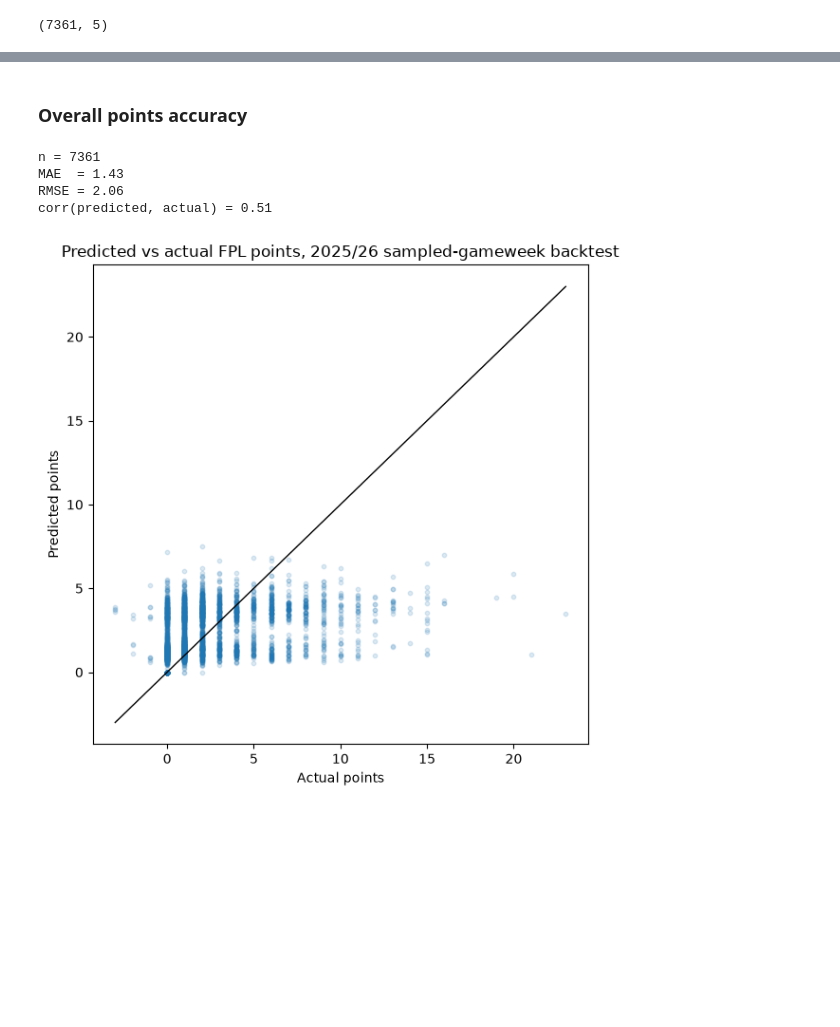
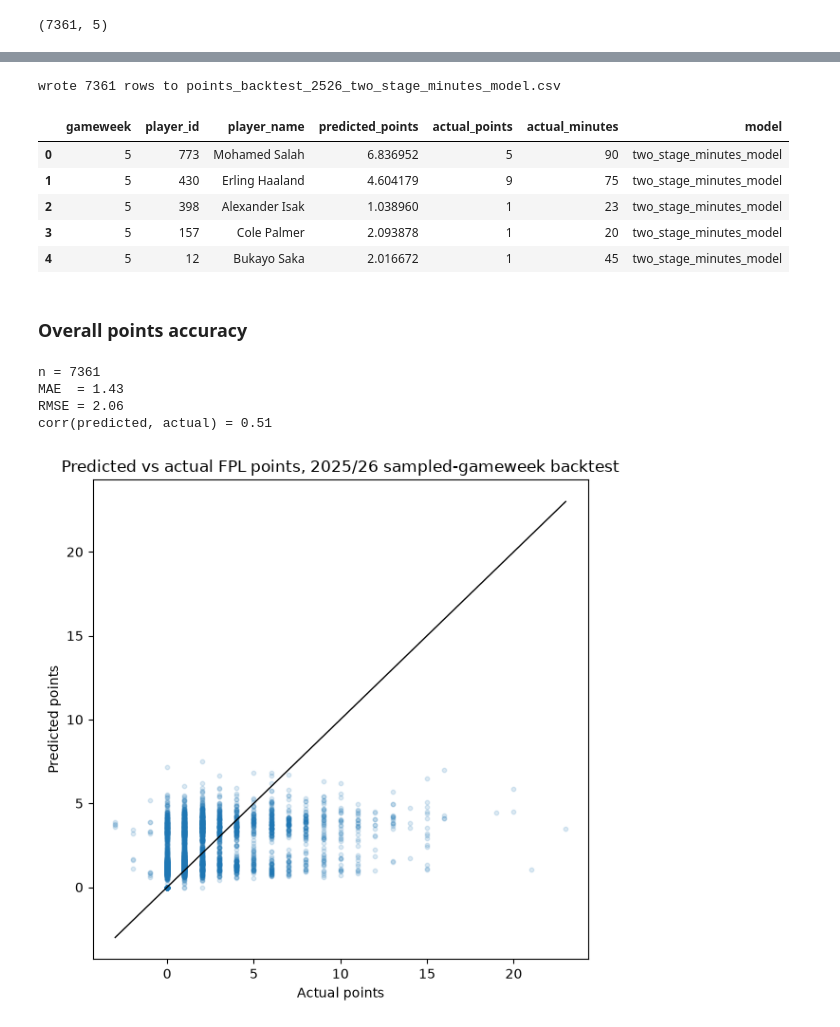
Before and after one commit to alan-turing-institute/AIrsenal, a Jupyter notebook: notebooks/minutes_model_2526_backtest.ipynb, the cells around one changed output, grey strips where cells are left out. Cells and saved outputs as stored; diff of their text form; code cells hidden in the pictures; blank space fills up the shorter version.

Commit message:
points test in notebook

```diff
--- a/notebooks/minutes_model_2526_backtest.ipynb
+++ b/notebooks/minutes_model_2526_backtest.ipynb
@@ -303,3 +309,24 @@ points_df.shape
+# %%
+from airsenal.framework.schema import Player
+
+player_names = dict(session.execute(select(Player.player_id, Player.name)).all())
+
+points_df_out = points_df.copy()
+points_df_out.insert(2, "player_name", points_df_out["player_id"].map(player_names))
+points_df_out["model"] = "two_stage_minutes_model"
+
+OUTPUT_PATH = "points_backtest_2526_two_stage_minutes_model.csv"
+points_df_out.to_csv(OUTPUT_PATH, index=False)
+print(f"wrote {len(points_df_out)} rows to {OUTPUT_PATH}")
+points_df_out.head()
+# %% [output]
+wrote 7361 rows to points_backtest_2526_two_stage_minutes_model.csv
+|  | gameweek | player_id | player_name | predicted_points | actual_points | actual_minutes | model |
+| 0 | 5 | 773 | Mohamed Salah | 6.836952 | 5 | 90 | two_stage_minutes_model |
+| 1 | 5 | 430 | Erling Haaland | 4.604179 | 9 | 75 | two_stage_minutes_model |
+| 2 | 5 | 398 | Alexander Isak | 1.038960 | 1 | 23 | two_stage_minutes_model |
+| 3 | 5 | 157 | Cole Palmer | 2.093878 | 1 | 20 | two_stage_minutes_model |
+| 4 | 5 | 12 | Bukayo Saka | 2.016672 | 1 | 45 | two_stage_minutes_model |
 # %% [markdown]
 ### Overall points accuracy
 # %%
```
Also changed, not shown: parts of 2 cells of this notebook.
